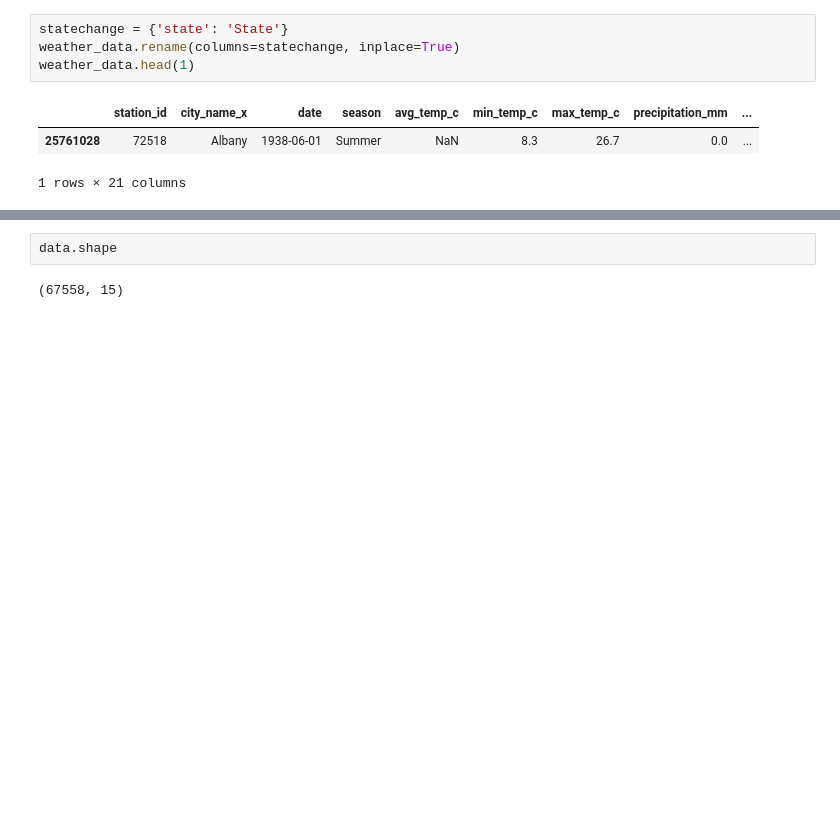
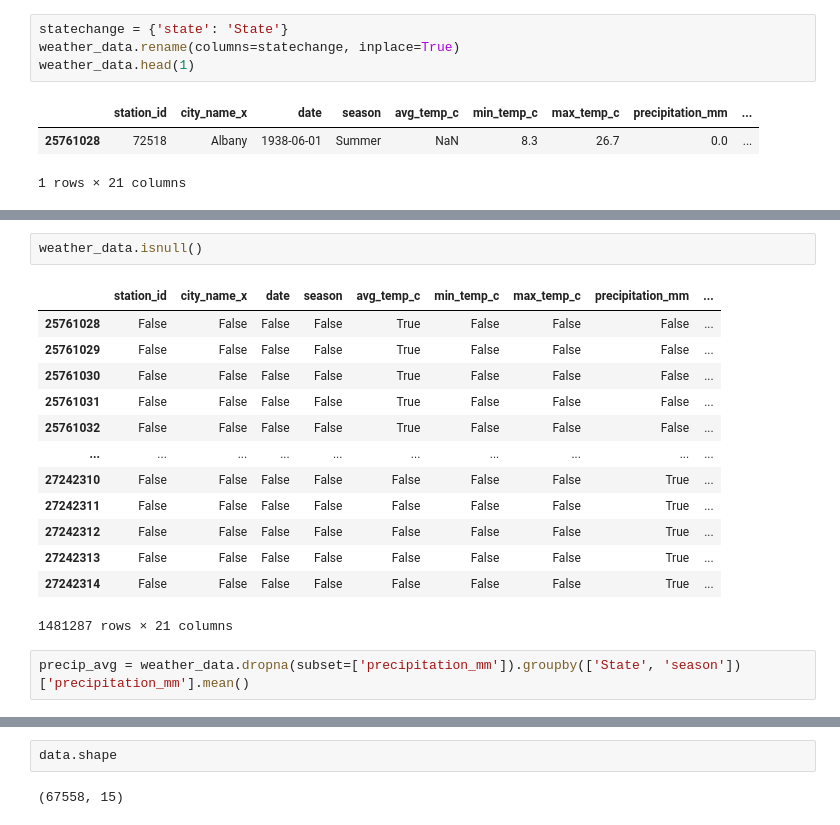
Before and after one commit to TheeLuke/Tornado-Data-Analysis, a Jupyter notebook: Tornado Analysis.ipynb, the cells around one changed output, grey strips where cells are left out. Saved outputs shown, nothing was run; the diff lists cells and outputs as text; blank space fills up the shorter version.

```diff
--- a/Tornado Analysis.ipynb
+++ b/Tornado Analysis.ipynb
@@ -350,0 +375,18 @@ weather_data.head(1)
+# %%
+weather_data.isnull()
+# %% [output]
+|  | station_id | city_name_x | date | season | avg_temp_c | min_temp_c | max_temp_c | precipitation_mm | ... |
+| 25761028 | False | False | False | False | True | False | False | False | ... |
+| 25761029 | False | False | False | False | True | False | False | False | ... |
+| 25761030 | False | False | False | False | True | False | False | False | ... |
+| 25761031 | False | False | False | False | True | False | False | False | ... |
+| 25761032 | False | False | False | False | True | False | False | False | ... |
+| ... | ... | ... | ... | ... | ... | ... | ... | ... | ... |
+| 27242310 | False | False | False | False | False | False | False | True | ... |
+| 27242311 | False | False | False | False | False | False | False | True | ... |
+| 27242312 | False | False | False | False | False | False | False | True | ... |
+| 27242313 | False | False | False | False | False | False | False | True | ... |
+| 27242314 | False | False | False | False | False | False | False | True | ... |
+1481287 rows × 21 columns
+# %%
+precip_avg = weather_data.dropna(subset=['precipitation_mm']).groupby(['State', 'season'])['precipitation_mm'].mean()
```
Also changed, not shown: parts of 19 cells of this notebook.
